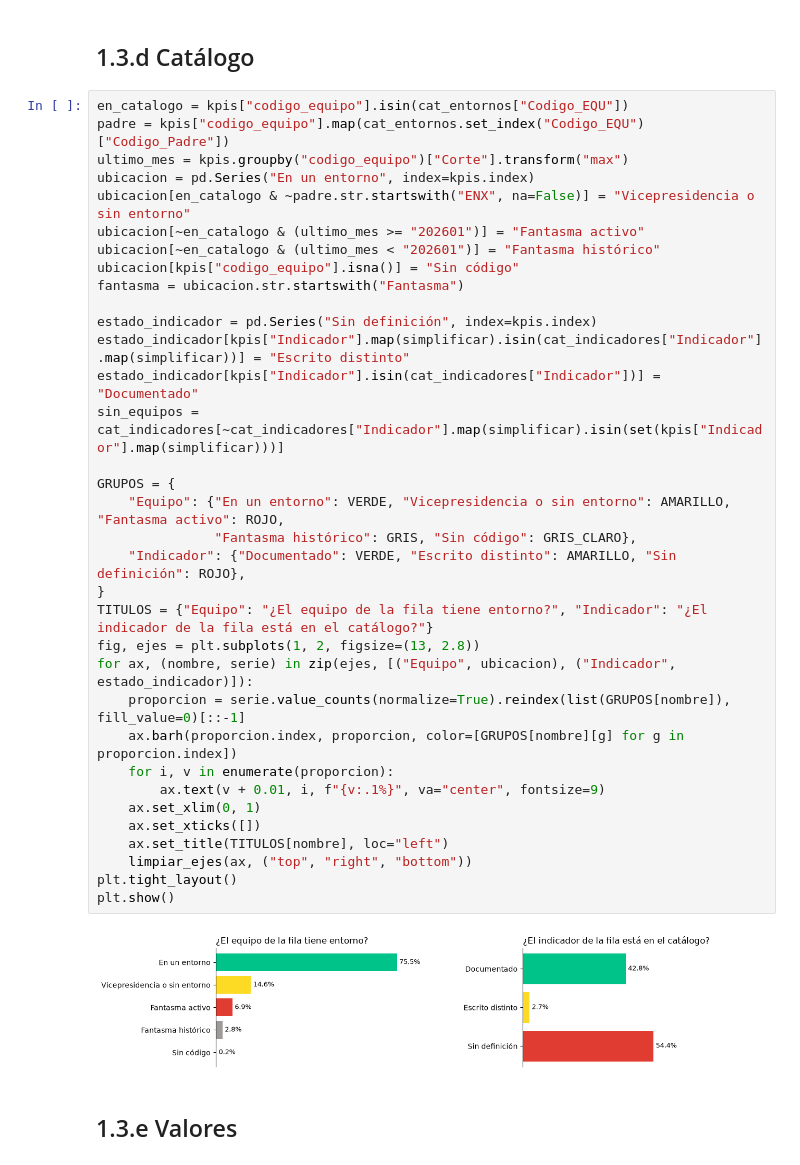
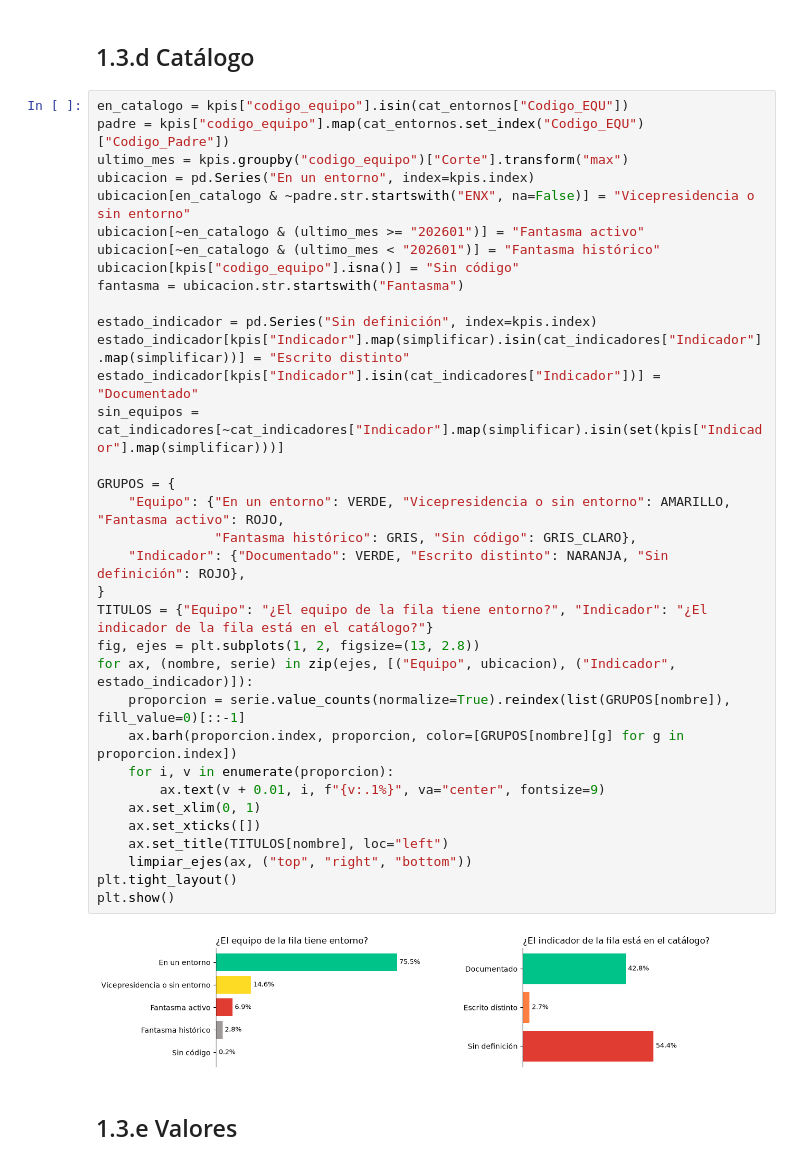
Before and after one commit to santiagoneusa/cib-de-technical-interview, a Jupyter notebook: 1_experimentacion/notebooks/1_3_evaluacion_calidad.ipynb, the cells around one changed output. Drawn from its saved outputs; the diff is of its cells as text.

```diff
--- a/1_experimentacion/notebooks/1_3_evaluacion_calidad.ipynb
+++ b/1_experimentacion/notebooks/1_3_evaluacion_calidad.ipynb
@@ -189,35 +188,35 @@ ultimo_mes = kpis.groupby("codigo_equipo")["Corte"].transform("max")
 ubicacion = pd.Series("En un entorno", index=kpis.index)
 ubicacion[en_catalogo & ~padre.str.startswith("ENX", na=False)] = "Vicepresidencia o sin entorno"
 ubicacion[~en_catalogo & (ultimo_mes >= "202601")] = "Fantasma activo"
 ubicacion[~en_catalogo & (ultimo_mes < "202601")] = "Fantasma histórico"
 ubicacion[kpis["codigo_equipo"].isna()] = "Sin código"
 fantasma = ubicacion.str.startswith("Fantasma")
 
 estado_indicador = pd.Series("Sin definición", index=kpis.index)
 estado_indicador[kpis["Indicador"].map(simplificar).isin(cat_indicadores["Indicador"].map(simplificar))] = "Escrito distinto"
 estado_indicador[kpis["Indicador"].isin(cat_indicadores["Indicador"])] = "Documentado"
 sin_equipos = cat_indicadores[~cat_indicadores["Indicador"].map(simplificar).isin(set(kpis["Indicador"].map(simplificar)))]
 
 GRUPOS = {
     "Equipo": {"En un entorno": VERDE, "Vicepresidencia o sin entorno": AMARILLO, "Fantasma activo": ROJO,
                "Fantasma histórico": GRIS, "Sin código": GRIS_CLARO},
-    "Indicador": {"Documentado": VERDE, "Escrito distinto": AMARILLO, "Sin definición": ROJO},
+    "Indicador": {"Documentado": VERDE, "Escrito distinto": NARANJA, "Sin definición": ROJO},
 }
 TITULOS = {"Equipo": "¿El equipo de la fila tiene entorno?", "Indicador": "¿El indicador de la fila está en el catálogo?"}
 fig, ejes = plt.subplots(1, 2, figsize=(13, 2.8))
 for ax, (nombre, serie) in zip(ejes, [("Equipo", ubicacion), ("Indicador", estado_indicador)]):
     proporcion = serie.value_counts(normalize=True).reindex(list(GRUPOS[nombre]), fill_value=0)[::-1]
     ax.barh(proporcion.index, proporcion, color=[GRUPOS[nombre][g] for g in proporcion.index])
     for i, v in enumerate(proporcion):
         ax.text(v + 0.01, i, f"{v:.1%}", va="center", fontsize=9)
     ax.set_xlim(0, 1)
     ax.set_xticks([])
     ax.set_title(TITULOS[nombre], loc="left")
     limpiar_ejes(ax, ("top", "right", "bottom"))
 plt.tight_layout()
 plt.show()
 # %% [output]
-[figure, old version]
+[figure, new version]
 # %% [markdown]
 ## 1.3.e Valores
 # %%
```
Also changed, not shown: parts of 2 cells of this notebook, 1 other file.
